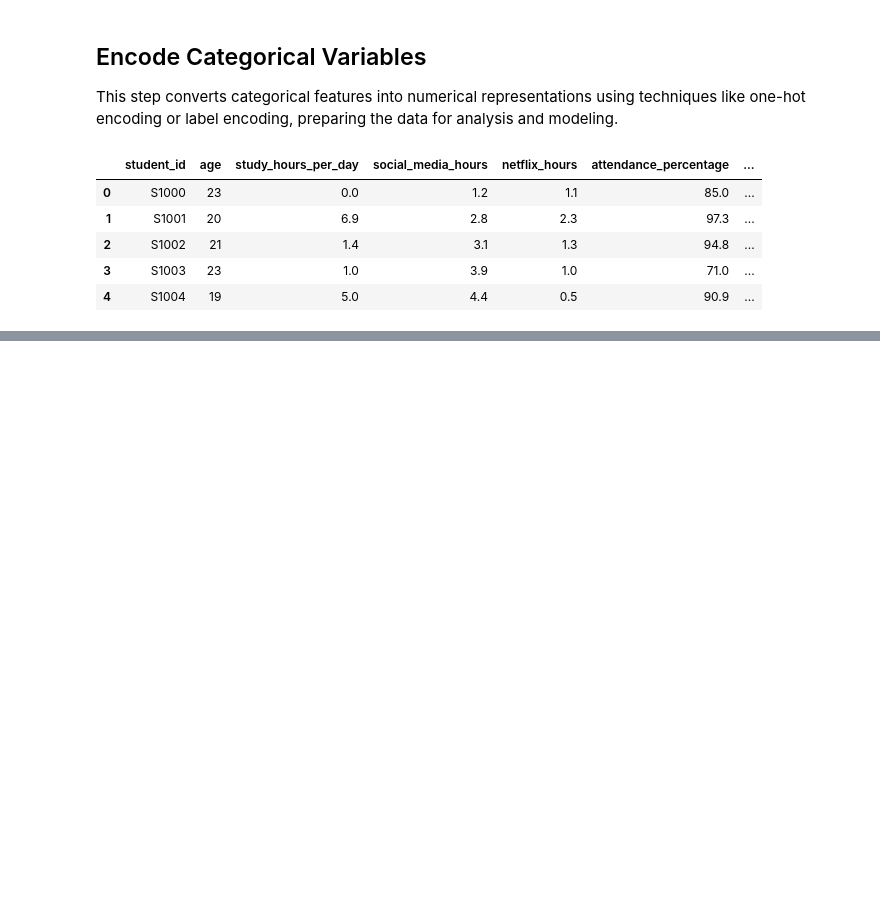
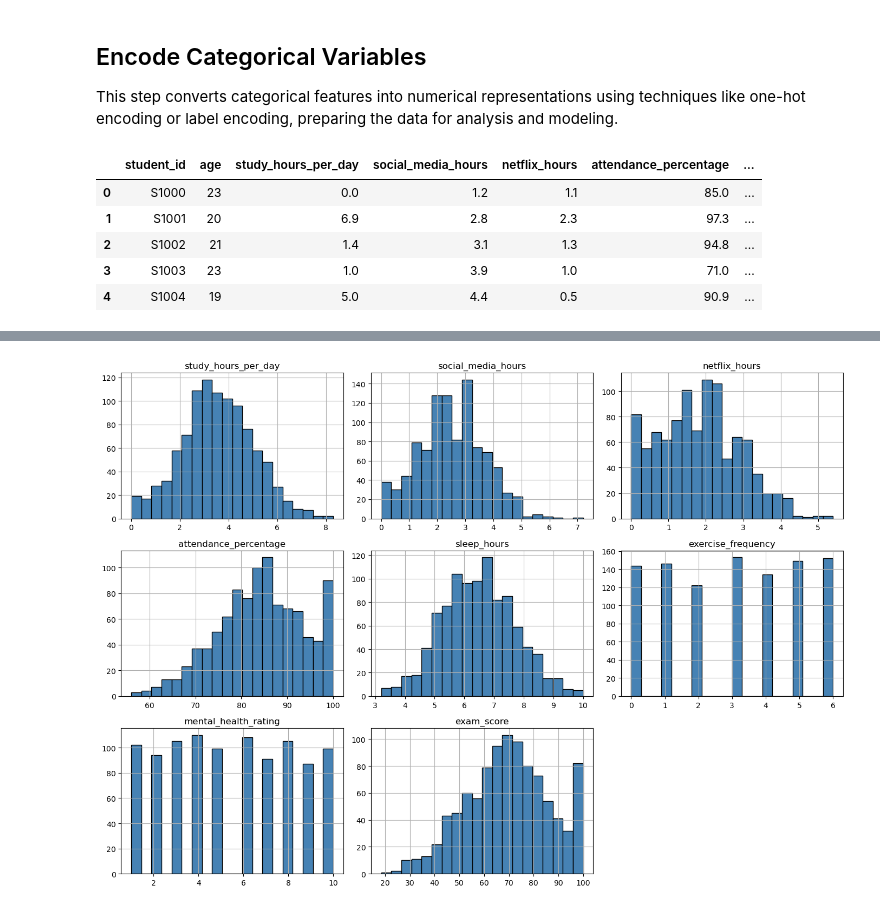
Before and after one commit to 53p3h2/datavis_studentshabits, a Jupyter notebook: main.ipynb, the cells around one changed output, grey strips where cells are left out. Saved outputs shown, nothing was run; the diff lists cells and outputs as text; code cells hidden in the pictures; blank space fills up the shorter version.

Commit message:
distribution graph for continuous variables

```diff
--- a/main.ipynb
+++ b/main.ipynb
@@ -79,0 +84,10 @@ df_encoded.head()
+# %%
+continuous_vars = ['study_hours_per_day', 'social_media_hours', 'netflix_hours',
+                   'attendance_percentage', 'sleep_hours', 'exercise_frequency',
+                   'mental_health_rating', 'exam_score']
+
+df[continuous_vars].hist(figsize=(14, 10), bins=20, color='steelblue', edgecolor='black')
+plt.tight_layout()
+plt.show()
+# %% [output]
+[figure, added]
```
Also changed, not shown: parts of 1 cell of this notebook.
